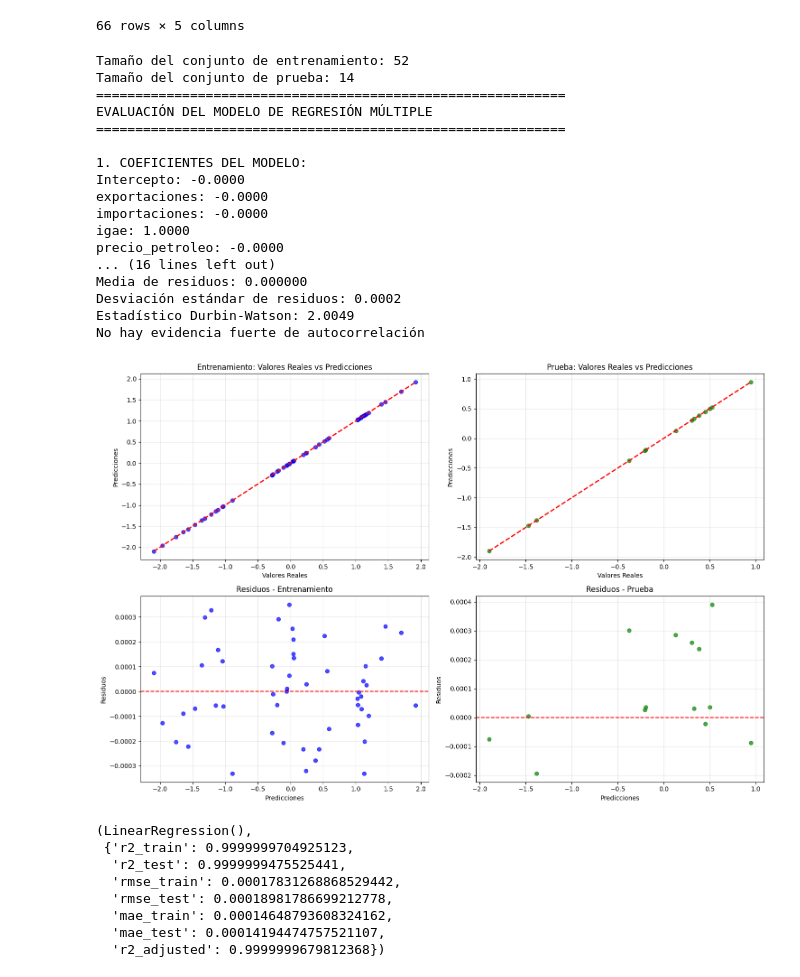
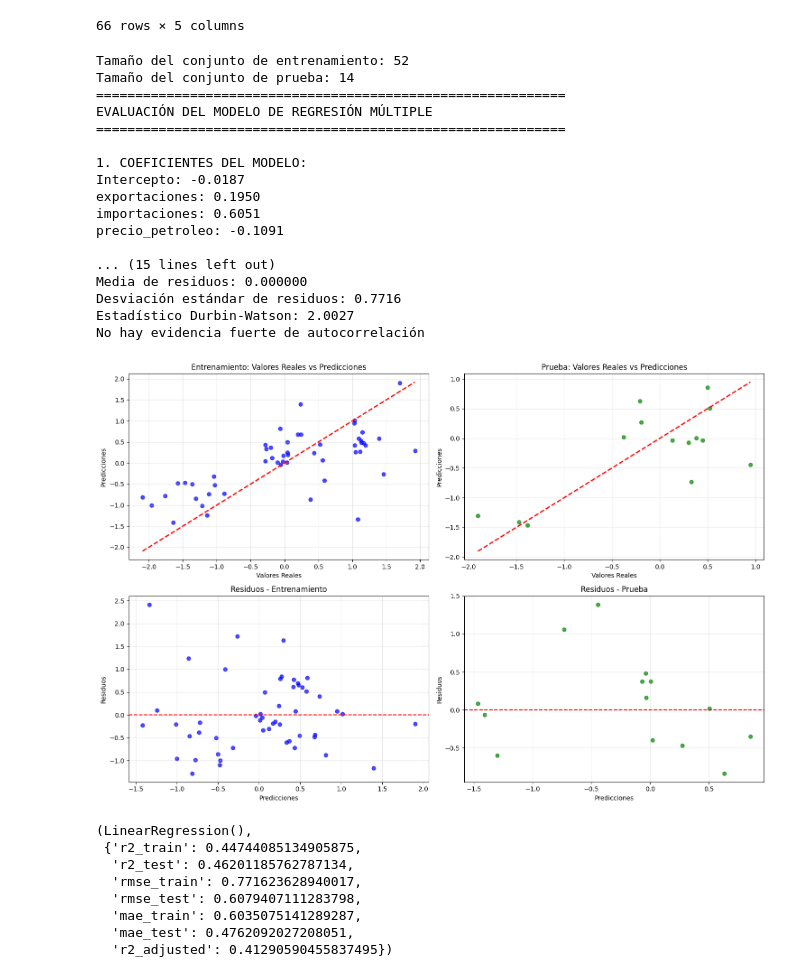
Before and after one commit to alanJCceres/Modelos_PIB, a Jupyter notebook: 02_modelo_regresion.ipynb, the cells around one changed output. Saved outputs shown, nothing was run; the diff lists cells and outputs as text; code cells hidden in the pictures.

Commit message:
primer modelo finish

```diff
--- a/02_modelo_regresion.ipynb
+++ b/02_modelo_regresion.ipynb
@@ -38,8 +38,10 @@ def crear_modelo_regresion(df):
     """
 
     # Definir variables independientes (X) y dependiente (y)
-    X = df[['exportaciones', 'importaciones', 'igae', 'precio_petroleo']]
-    y = df['pib']
+    variable_dependiente = 'pib'
+    X = df.drop(columns=[variable_dependiente])
+    y = df[variable_dependiente]
+
 
     # Dividir los datos en conjunto de entrenamiento y prueba
     X_train, X_test, y_train, y_test = train_test_split(
@@ -69,7 +71,7 @@ def evaluar_modelo(modelo, X_train, X_test, y_train, y_test, y_pred_train, y_pre
     print("="*60)
 
     # Coeficientes del modelo
-    variables = ['exportaciones', 'importaciones', 'igae', 'precio_petroleo']
+    variables = X_train.columns
     print("\n1. COEFICIENTES DEL MODELO:")
     print(f"Intercepto: {modelo.intercept_:.4f}")
     for i, var in enumerate(variables):
@@ -206,31 +208,32 @@ def crear_y_evaluar_modelo_completo(df):
 
     return modelo, metricas
 # %%
-crear_y_evaluar_modelo_completo(df)
+nuevo_df = df.drop('igae', axis=1)
+crear_y_evaluar_modelo_completo(nuevo_df)
 # %% [output]
 Tamaño del conjunto de entrenamiento: 52
 Tamaño del conjunto de prueba: 14
 ============================================================
 EVALUACIÓN DEL MODELO DE REGRESIÓN MÚLTIPLE
 ============================================================
 
 1. COEFICIENTES DEL MODELO:
-Intercepto: -0.0000
-exportaciones: -0.0000
-importaciones: -0.0000
-igae: 1.0000
-precio_petroleo: -0.0000
-... (16 lines left out)
+Intercepto: -0.0187
+exportaciones: 0.1950
+importaciones: 0.6051
+precio_petroleo: -0.1091
+
+... (15 lines left out)
 Media de residuos: 0.000000
-Desviación estándar de residuos: 0.0002
-Estadístico Durbin-Watson: 2.0049
+Desviación estándar de residuos: 0.7716
+Estadístico Durbin-Watson: 2.0027
 No hay evidencia fuerte de autocorrelación
-[figure, old version]
+[figure, new version]
 (LinearRegression(),
- {'r2_train': 0.9999999704925123,
-  'r2_test': 0.9999999475525441,
-  'rmse_train': 0.00017831268868529442,
-  'rmse_test': 0.00018981786699212778,
-  'mae_train': 0.00014648793608324162,
-  'mae_test': 0.00014194474757521107,
-  'r2_adjusted': 0.9999999679812368})
+ {'r2_train': 0.44744085134905875,
+  'r2_test': 0.46201185762787134,
+  'rmse_train': 0.771623628940017,
+  'rmse_test': 0.6079407111283798,
+  'mae_train': 0.6035075141289287,
+  'mae_test': 0.4762092027208051,
+  'r2_adjusted': 0.41290590455837495})
```
